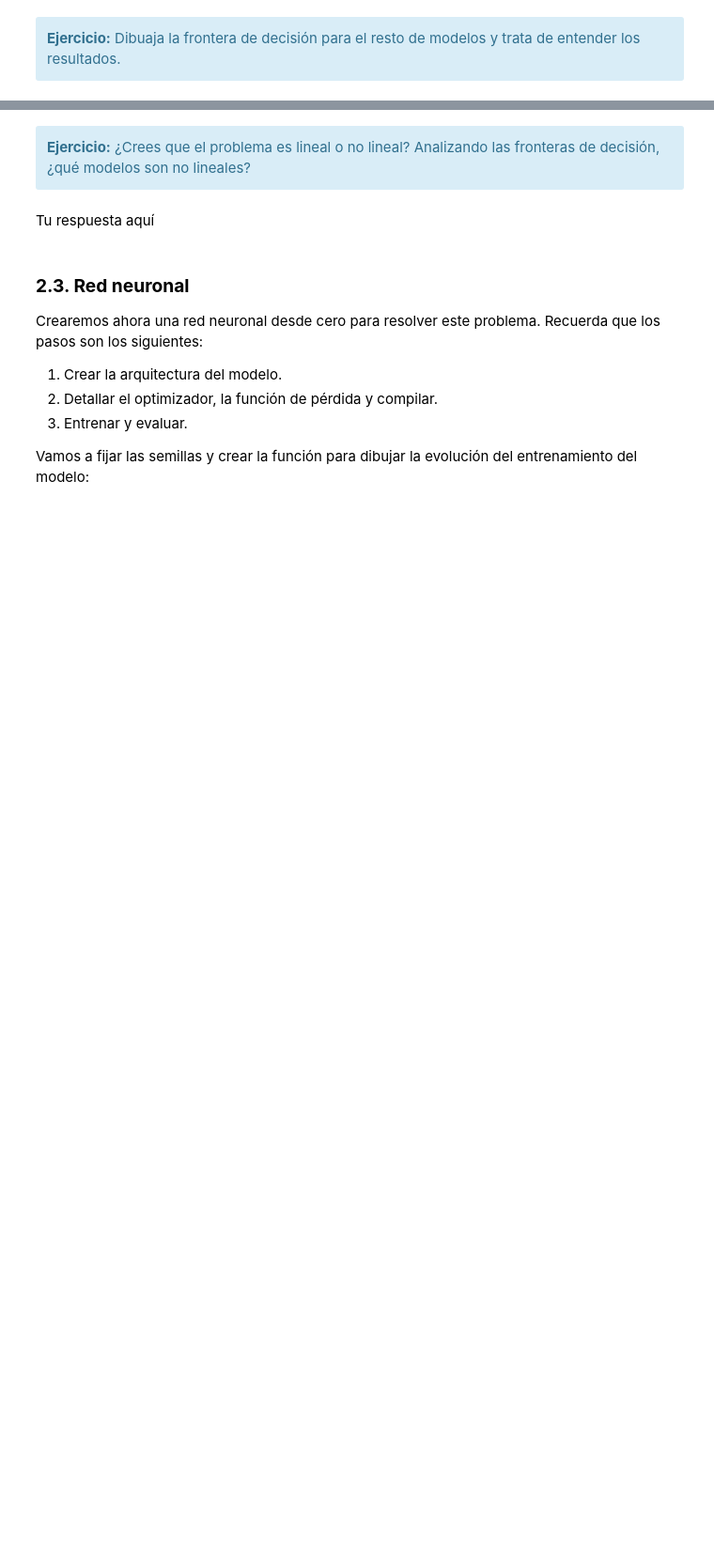
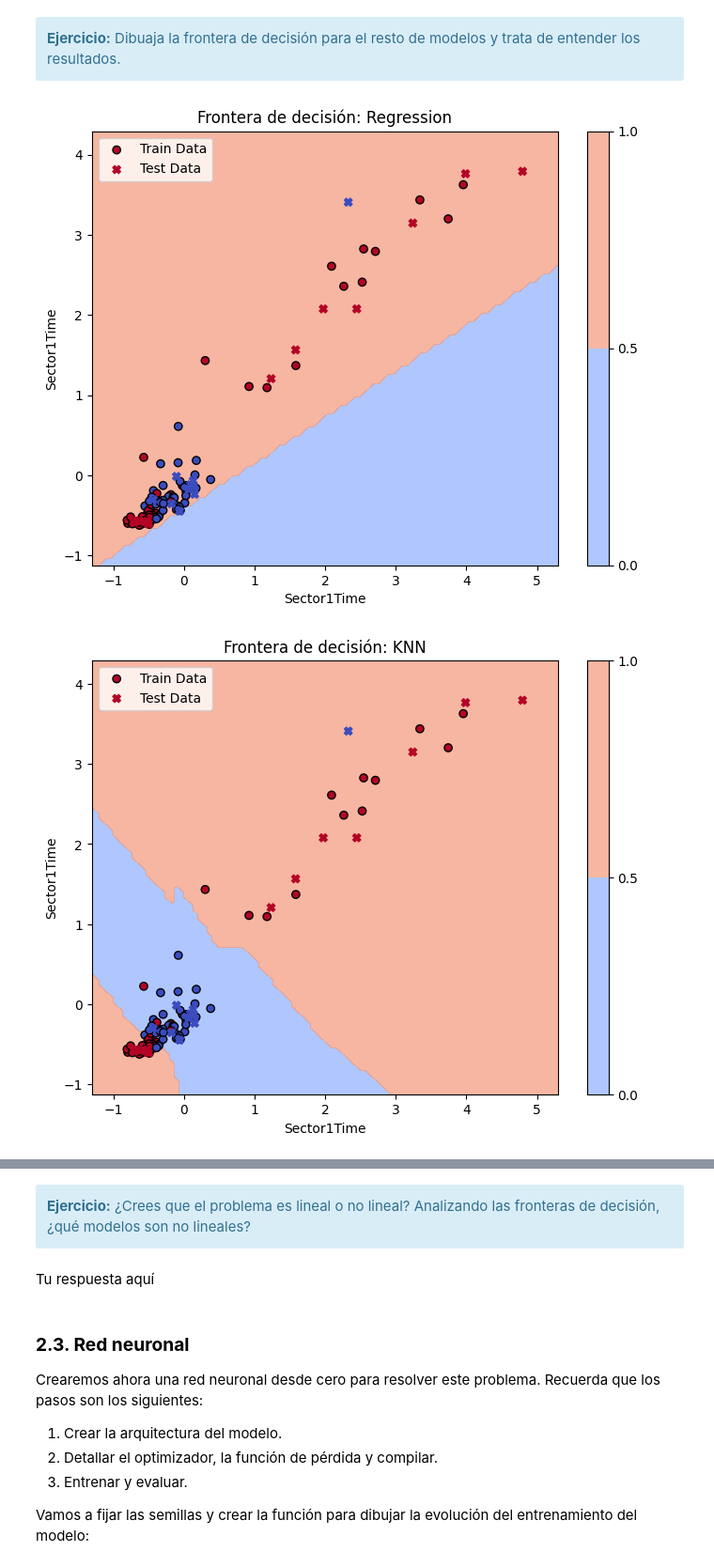
Before and after one commit to medinafdzz/Sistemas-Inteligentes, a Jupyter notebook: prácticas/ES/P4/P4.2-Redes neuronales (Clasificación).ipynb, the cells around one changed output, grey strips where cells are left out. Shown at 94% size. Drawn from its saved outputs; the diff is of its cells as text; code cells hidden in the pictures; blank space fills up the shorter version.

```diff
--- a/prácticas/ES/P4/P4.2-Redes neuronales (Clasificación).ipynb
+++ b/prácticas/ES/P4/P4.2-Redes neuronales (Clasificación).ipynb
@@ -236,0 +245,9 @@ plot_decision_boundary(X_train, Y_train, X_test, Y_test, baseline_zero, "Baselin
+# %%
+# Tu código aquí
+plot_decision_boundary(X_train, Y_train, X_test, Y_test, regression, "Regression")
+plot_decision_boundary(X_train, Y_train, X_test, Y_test, knn, "KNN")
+plot_decision_boundary(X_train, Y_train, X_test, Y_test, DecisionTree, "DecisionTree")
+plot_decision_boundary(X_train, Y_train, X_test, Y_test, svc, "SVC")
+# %% [output]
+[figure, added]
+[figure, added]
```
Also changed, not shown: parts of 26 cells of this notebook.
